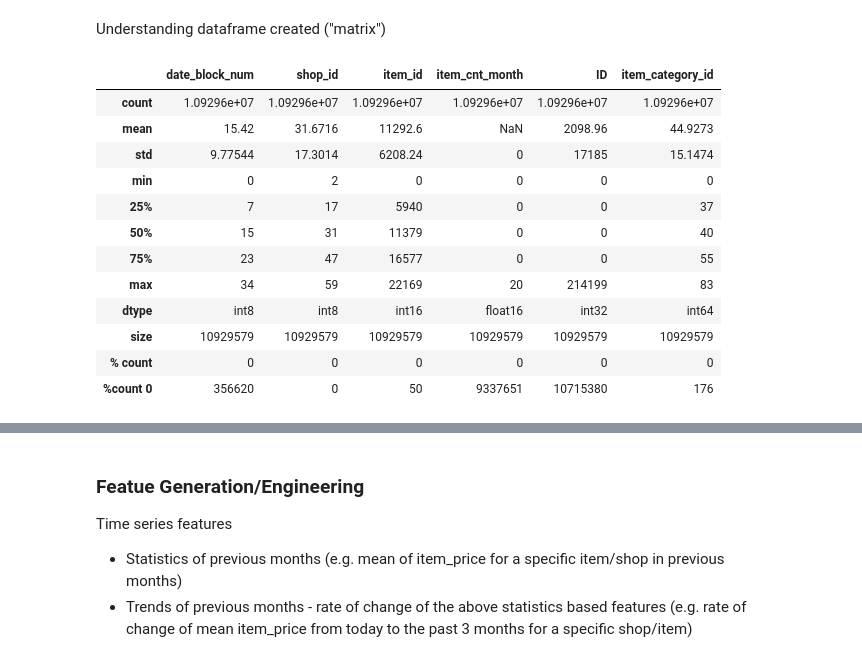
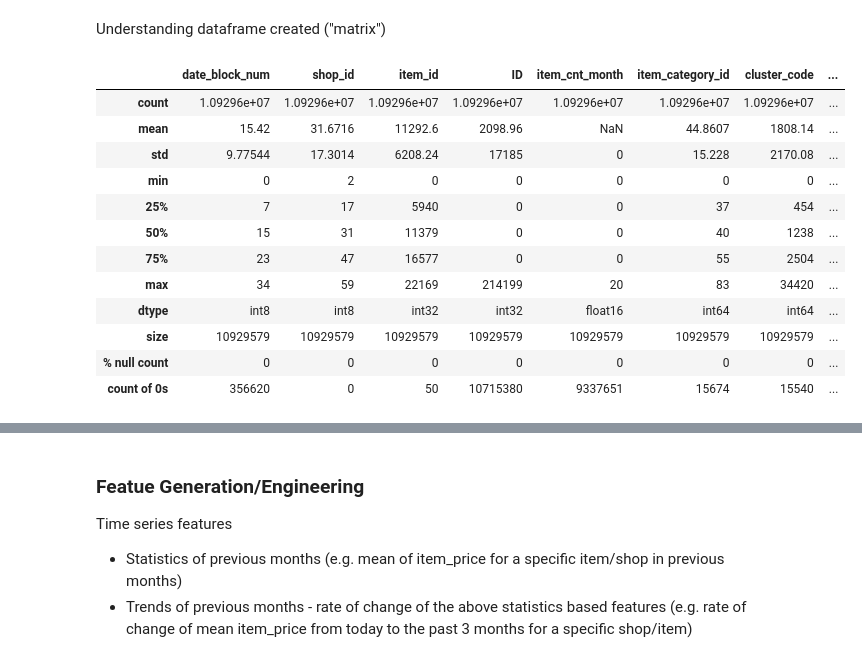
Before and after one commit to migai/Kag, a Jupyter notebook: ipynb_versions/Time Series Features & Modelling_v2.ipynb, the cells around one changed output, grey strips where cells are left out. Drawn from its saved outputs; the diff is of its cells as text; code cells hidden in the pictures.

Commit message:
merged EDA Features with TS features

```diff
--- a/ipynb_versions/Time Series Features & Modelling_v2.ipynb
+++ b/ipynb_versions/Time Series Features & Modelling_v2.ipynb
@@ -188,0 +207,7 @@ del sales_train_cleaned
+# %%
+shop_category_features = ['shop_type_enc', 'shop_city_enc',
+       'shop_federal_district_enc', 's_type_broad_enc']
+item_category_features = ['item_category_id', 'cluster_code',
+       'item_category3_enc', 'item_category4_enc']
+item_category_feature_mappings = sales_train[item_category_features + ['item_id']].drop_duplicates('item_id')
+shop_category_feature_mappings = sales_train[shop_category_features + ['shop_id']].drop_duplicates('shop_id')
@@ -215,7 +325,3 @@ monthly table is
 | 120478 | 0 | 2 | 28 |
 | 118176 | 0 | 2 | 29 |
 | 114462 | 0 | 2 | 32 |
-# %%
-#Concatenate item category on item item_id's
-sales_train = pd.DataFrame.merge(sales_train,items[['item_category_id', 'item_id']],on='item_id')
-sales_train.head()
@@ -266,5 +378,5 @@ matrix.tail()
 # %%
-#Concatenate item category on item item_id's
-matrix = pd.DataFrame.merge(matrix,items[['item_category_id', 'item_id']],on='item_id')
+matrix = pd.merge(matrix, item_category_feature_mappings, on=['item_id'], how='left')
+matrix = pd.merge(matrix, shop_category_feature_mappings, on=['shop_id'], how='left')
 matrix.head()
 # %% [output]
@@ -276,0 +398,4 @@ matrix.head()
+# %%
+#Convert data type - make categorical variables to integer type
+matrix[item_category_features + shop_category_features] = matrix[item_category_features + shop_category_features].astype(int)
+matrix.head()
@@ -277,25 +409,26 @@ matrix.head()
 # %% [markdown]
 Understanding dataframe created ("matrix")
 # %%
+#NOTE: For item_category_features we have a very small percentage of null values (maybe a few item ids present in matrix, not mapped to an item category during analysis)
 df = matrix
 df1 = df.describe(include = 'all')
 
 df1.loc['dtype'] = df.dtypes
 df1.loc['size'] = len(df)
-df1.loc['% count'] = df.isnull().mean()
-df1.loc['%count 0'] = df.apply(lambda col: (col.count() - np.count_nonzero(col)))
+df1.loc['% null count'] = df.isnull().mean()
+df1.loc['count of 0s'] = df.apply(lambda col: (col.count() - np.count_nonzero(col)))
 df1
 # %% [output]
-|  | date_block_num | shop_id | item_id | item_cnt_month | ID | item_category_id |
-| count | 1.09296e+07 | 1.09296e+07 | 1.09296e+07 | 1.09296e+07 | 1.09296e+07 | 1.09296e+07 |
-| mean | 15.42 | 31.6716 | 11292.6 | NaN | 2098.96 | 44.9273 |
-| std | 9.77544 | 17.3014 | 6208.24 | 0 | 17185 | 15.1474 |
-| min | 0 | 2 | 0 | 0 | 0 | 0 |
-| 25% | 7 | 17 | 5940 | 0 | 0 | 37 |
-| 50% | 15 | 31 | 11379 | 0 | 0 | 40 |
-| 75% | 23 | 47 | 16577 | 0 | 0 | 55 |
-| max | 34 | 59 | 22169 | 20 | 214199 | 83 |
-| dtype | int8 | int8 | int16 | float16 | int32 | int64 |
-| size | 10929579 | 10929579 | 10929579 | 10929579 | 10929579 | 10929579 |
-| % count | 0 | 0 | 0 | 0 | 0 | 0 |
-| %count 0 | 356620 | 0 | 50 | 9337651 | 10715380 | 176 |
+|  | date_block_num | shop_id | item_id | ID | item_cnt_month | item_category_id | cluster_code | ... |
+| count | 1.09296e+07 | 1.09296e+07 | 1.09296e+07 | 1.09296e+07 | 1.09296e+07 | 1.09296e+07 | 1.09296e+07 | ... |
+| mean | 15.42 | 31.6716 | 11292.6 | 2098.96 | NaN | 44.8607 | 1808.14 | ... |
+| std | 9.77544 | 17.3014 | 6208.24 | 17185 | 0 | 15.228 | 2170.08 | ... |
+| min | 0 | 2 | 0 | 0 | 0 | 0 | 0 | ... |
+| 25% | 7 | 17 | 5940 | 0 | 0 | 37 | 454 | ... |
+| 50% | 15 | 31 | 11379 | 0 | 0 | 40 | 1238 | ... |
+| 75% | 23 | 47 | 16577 | 0 | 0 | 55 | 2504 | ... |
+| max | 34 | 59 | 22169 | 214199 | 20 | 83 | 34420 | ... |
+| dtype | int8 | int8 | int32 | int32 | float16 | int64 | int64 | ... |
+| size | 10929579 | 10929579 | 10929579 | 10929579 | 10929579 | 10929579 | 10929579 | ... |
+| % null count | 0 | 0 | 0 | 0 | 0 | 0 | 0 | ... |
+| count of 0s | 356620 | 0 | 50 | 10715380 | 9337651 | 15674 | 15540 | ... |
```
Also changed, not shown: parts of 51 cells of this notebook, 18 other files.
